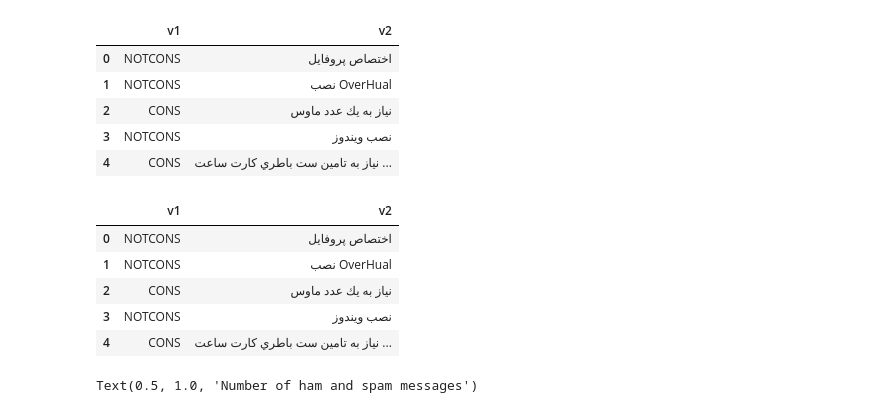
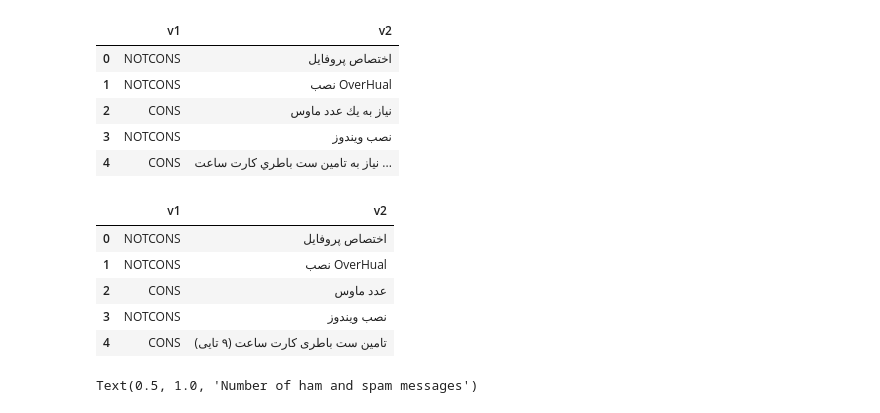
Before and after one commit to AIKICo/WorkOrderClassification, a Jupyter notebook: lstm_classifier.ipynb, the cells around one changed output. Drawn from its saved outputs; the diff is of its cells as text; code cells hidden in the pictures.

```diff
--- a/lstm_classifier.ipynb
+++ b/lstm_classifier.ipynb
@@ -16,8 +17,8 @@ from hazm import *
 %matplotlib inline
 # %%
-def notmalizetext(textstring):
+def normalizetext(textstring):
     normalize = Normalizer()
-    return normalize.normalize(textstring)
+    return ' '.join([word for word in normalize.normalize(textstring).split() if word not in (stopwords_list())])
 # %%
 df = pd.read_csv('workorder.csv',delimiter=',',encoding='utf-8')
 df.head()
@@ -29,15 +30,15 @@ df.head()
 | 3 | NOTCONS | نصب ويندوز |
 | 4 | CONS | نياز به تامين ست باطري كارت ساعت ... |
 # %%
-df['v2'].apply(notmalizetext)
+df['v2'] = df['v2'].apply(normalizetext)
 df.head()
 # %% [output]
 |  | v1 | v2 |
-| 0 | NOTCONS | اختصاص پروفايل |
+| 0 | NOTCONS | اختصاص پروفایل |
 | 1 | NOTCONS | نصب OverHual |
-| 2 | CONS | نياز به يك عدد ماوس |
-| 3 | NOTCONS | نصب ويندوز |
-| 4 | CONS | نياز به تامين ست باطري كارت ساعت ... |
+| 2 | CONS | عدد ماوس |
+| 3 | NOTCONS | نصب ویندوز |
+| 4 | CONS | تامین ست باطری کارت ساعت (۹ تایی) |
 # %%
 # df.drop(['Unnamed: 2', 'Unnamed: 3', 'Unnamed: 4'],axis=1,inplace=True)
 # %%
```
Also changed, not shown: parts of 7 cells of this notebook, 1 other file.
